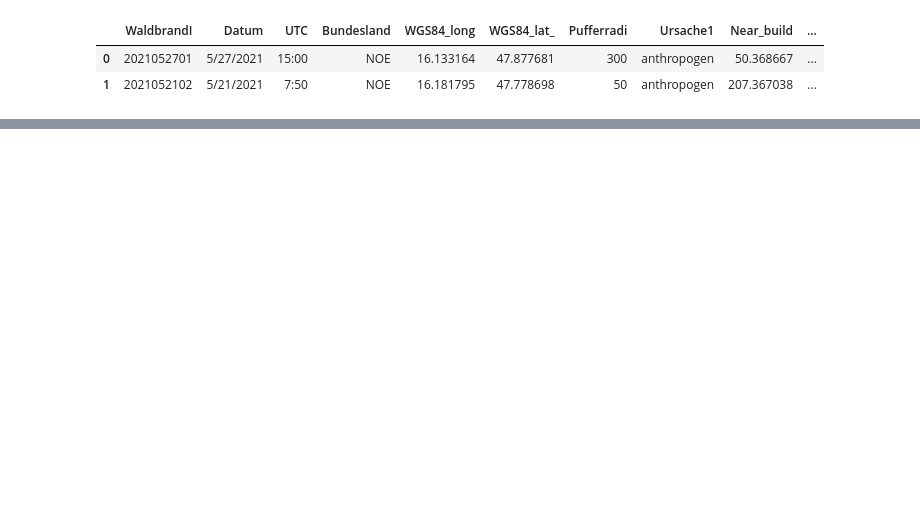
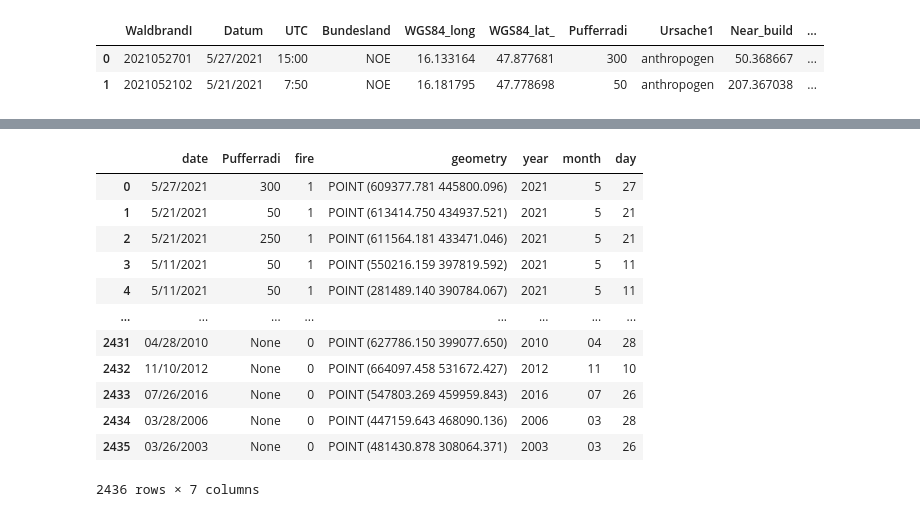
Before and after one commit to PLUS-ZGIS-GeoAI/ignite-bayesian-ml, a Jupyter notebook: notebooks/sampling_event_points.ipynb, the cells around one changed output, grey strips where cells are left out. Cells and saved outputs as stored; diff of their text form; code cells hidden in the pictures; blank space fills up the shorter version.

```diff
--- a/notebooks/sampling_event_points.ipynb
+++ b/notebooks/sampling_event_points.ipynb
@@ -51,4 +99,37 @@ non_ignition_points = sample_points(path_to_forest_type_layer, nr_points)
+# %%
+
+dates = []
+np.random.seed(123)
+random_seeds = np.random.randint(0, 1000, len(non_fire_ignition_month_samples))
+for month, year, random_seed in zip(non_fire_ignition_month_samples, non_fire_ignitions_year_samples, random_seeds):
+    dates.append(sample_random_date_given_year_and_month(month, year, random_seed))
+# %%
+# create dates column and select relevant columns
+non_ignition_points["date"] = dates
+non_ignition_points_slim = non_ignition_points.loc[:, ["date", "Pufferradi", "fire", "geometry"]]
+# %%
+# choose relevant columns and rename Datum to date
+ignition_points_human_slim = ignition_points_human.loc[:, ["Datum", "Pufferradi", "fire", "geometry"]]
+ignition_points_human_slim.rename(columns={"Datum": "date"}, inplace=True)
+# %%
+# merge fire ignition and non-ignition points
+fire_data_labels = pd.concat([ignition_points_human_slim, non_ignition_points_slim], ignore_index=True)
 # %%
-# prepare fire ignition points for merge
-ignition_points["year"] = ignition_points.Datum.apply(lambda x: x.split("/")[-1])
-ignition_points["month"] = ignition_points.Datum.apply(lambda x: x.split("/")[0])
+# create new columns containing month and year
+fire_data_labels["year"] = fire_data_labels.date.apply(lambda x: x.split("/")[-1])
+fire_data_labels["month"] = fire_data_labels.date.apply(lambda x: x.split("/")[0])
+fire_data_labels["day"] = fire_data_labels.date.apply(lambda x: x.split("/")[1])
+# %% [output]
+|  | date | Pufferradi | fire | geometry | year | month | day |
+| 0 | 5/27/2021 | 300 | 1 | POINT (609377.781 445800.096) | 2021 | 5 | 27 |
+| 1 | 5/21/2021 | 50 | 1 | POINT (613414.750 434937.521) | 2021 | 5 | 21 |
+| 2 | 5/21/2021 | 250 | 1 | POINT (611564.181 433471.046) | 2021 | 5 | 21 |
+| 3 | 5/11/2021 | 50 | 1 | POINT (550216.159 397819.592) | 2021 | 5 | 11 |
+| 4 | 5/11/2021 | 50 | 1 | POINT (281489.140 390784.067) | 2021 | 5 | 11 |
+| ... | ... | ... | ... | ... | ... | ... | ... |
+| 2431 | 04/28/2010 | None | 0 | POINT (627786.150 399077.650) | 2010 | 04 | 28 |
+| 2432 | 11/10/2012 | None | 0 | POINT (664097.458 531672.427) | 2012 | 11 | 10 |
+| 2433 | 07/26/2016 | None | 0 | POINT (547803.269 459959.843) | 2016 | 07 | 26 |
+| 2434 | 03/28/2006 | None | 0 | POINT (447159.643 468090.136) | 2006 | 03 | 28 |
+| 2435 | 03/26/2003 | None | 0 | POINT (481430.878 308064.371) | 2003 | 03 | 26 |
+2436 rows × 7 columns
```
Also changed, not shown: parts of 18 cells of this notebook, 2 other files.
